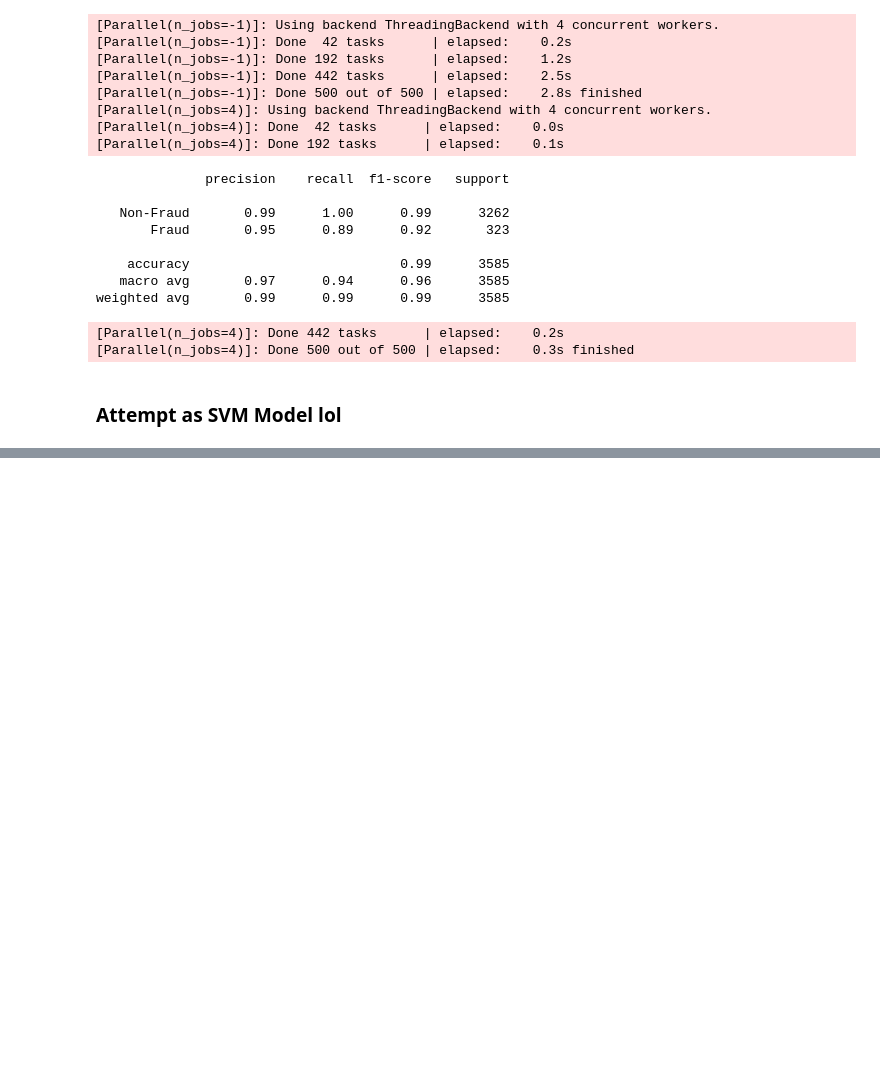
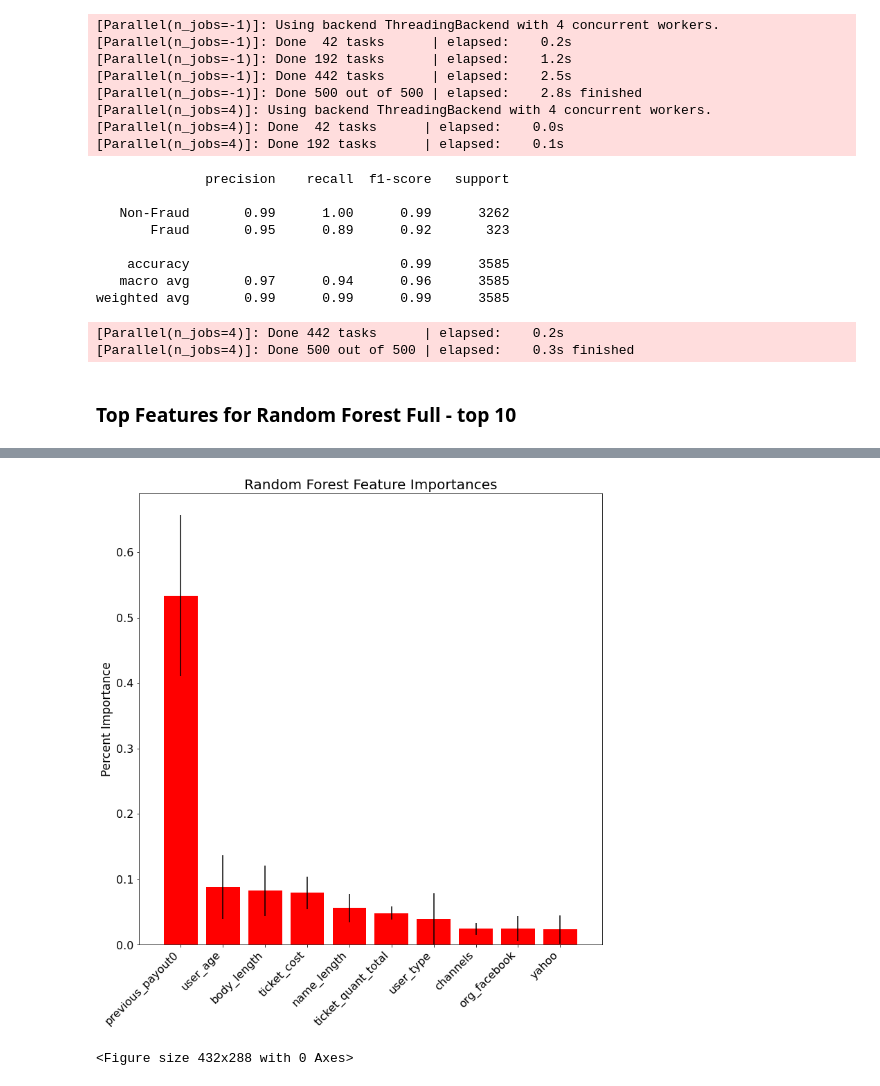
Before and after one commit to gverploeg/Fraud_Detection-, a Jupyter notebook: Grant_fraud_notebook_2.ipynb, the cells around one changed output, grey strips where cells are left out. Drawn from its saved outputs; the diff is of its cells as text; code cells hidden in the pictures; blank space fills up the shorter version.

Commit message:
added feature image

```diff
--- a/Grant_fraud_notebook_2.ipynb
+++ b/Grant_fraud_notebook_2.ipynb
@@ -1188,5 +1188,35 @@ weighted avg       0.99      0.99      0.99      3585
 [Parallel(n_jobs=4)]: Done 500 out of 500 | elapsed:    0.3s finished
 # %%
 #  Looks like the reduced random forest performs jsut as well (almost), against the full random forest
-# %% [markdown]
-### Attempt as SVM Model lol
+# %% [markdown]
+### Top Features for Random Forest Full - top 10
+# %%
+X_ = feat_df[['previous_payout0','user_age', 'ticket_cost', 'body_length',
+              'name_length', 'ticket_quant_total', 'user_type', 'yahoo',
+              'org_facebook', 'channels',]]
+
+y = feat_df['Label'].values
+
+
+feature_name = X_.columns.values
+
+
+model = RandomForestClassifier(bootstrap=False, max_depth=100, max_features='sqrt',
+                       n_estimators=500, n_jobs=-1, verbose=1)
+model.fit(X_, y)
+
+#plot imp
+importance = model.feature_importances_
+std = np.std([tree.feature_importances_ for tree in model.estimators_],axis=0)
+indices = np.argsort(importance)[::-1][:20]
+
+plt.figure(figsize=(12,12))
+plt.title("Random Forest Feature Importances", fontsize=20)
+plt.bar(range(len(indices)), importance[indices], color="r", yerr=std[indices], align="center")
+plt.xticks(range(len(indices)), feature_name[indices], rotation='45', fontsize=16, horizontalalignment='right')
+plt.xlim([-1, len(indices)])
+plt.ylabel("Percent Importance", fontsize=17)
+plt.yticks(fontsize=16)
+plt.show()
+plt.savefig('images/rf_featureimportance.svg', transparent=False, bbox_inches='tight', format='svg', dpi=1200)
+# %% [output]
@@ -1192,0 +1228,2 @@ weighted avg       0.99      0.99      0.99      3585
+[figure, added]
+<Figure size 432x288 with 0 Axes>
```
Also changed, not shown: parts of 1 cell of this notebook, 1 other file.
